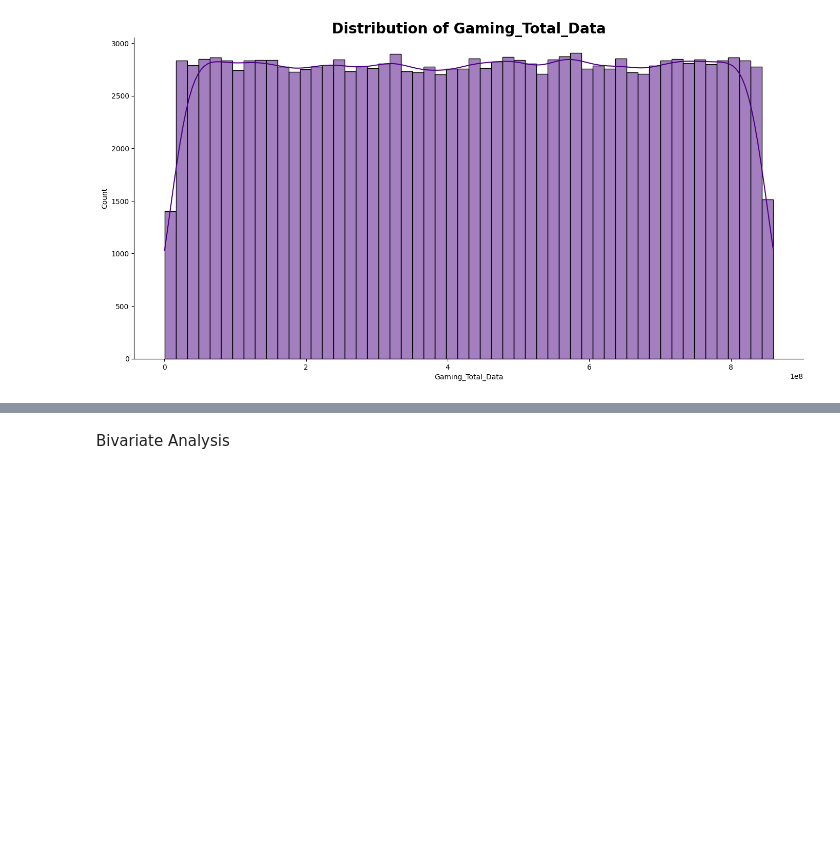
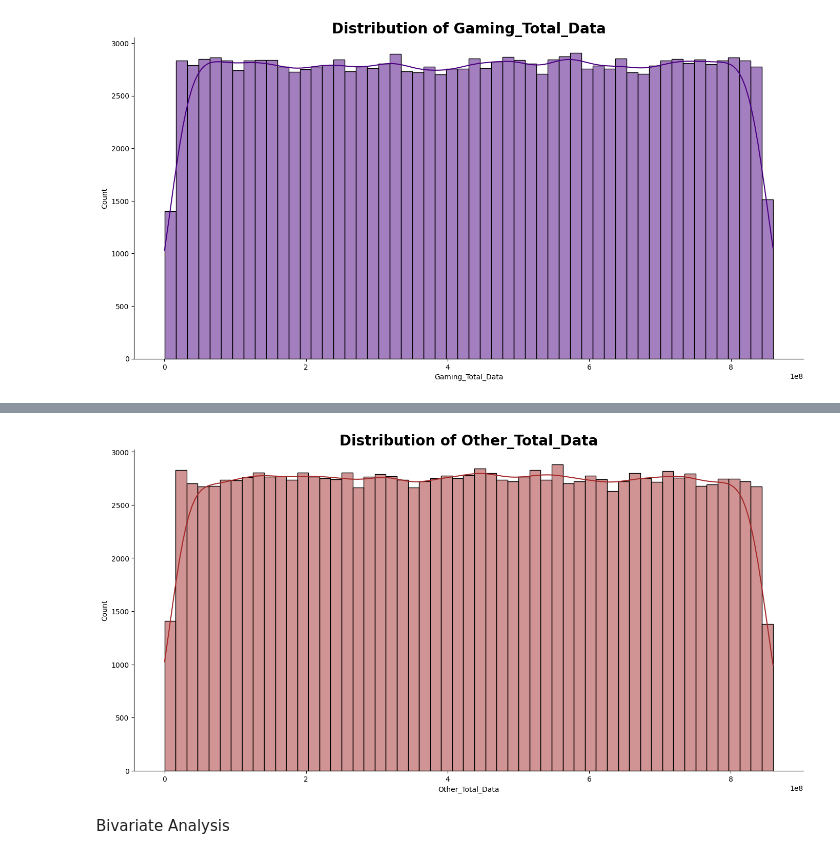
Before and after one commit to brook1167/week_1_telecom_analysis, a Jupyter notebook: notebook/user_overview_analysis.ipynb, the cells around one changed output, grey strips where cells are left out. Cells and saved outputs as stored; diff of their text form; code cells hidden in the pictures; blank space fills up the shorter version.

```diff
--- a/notebook/user_overview_analysis.ipynb
+++ b/notebook/user_overview_analysis.ipynb
@@ -422,3 +509,7 @@ plot_hist(telecom_df, 'Gaming_Total_Data', 'indigo')
+# %%
+plot_hist(telecom_df, 'Other_Total_Data', '#A52A2A')
+# %% [output]
+[figure, added]
 # %% [markdown]
 Bivariate Analysis
 # %% [markdown]
```
Also changed, not shown: parts of 19 cells of this notebook, 2 other files.
